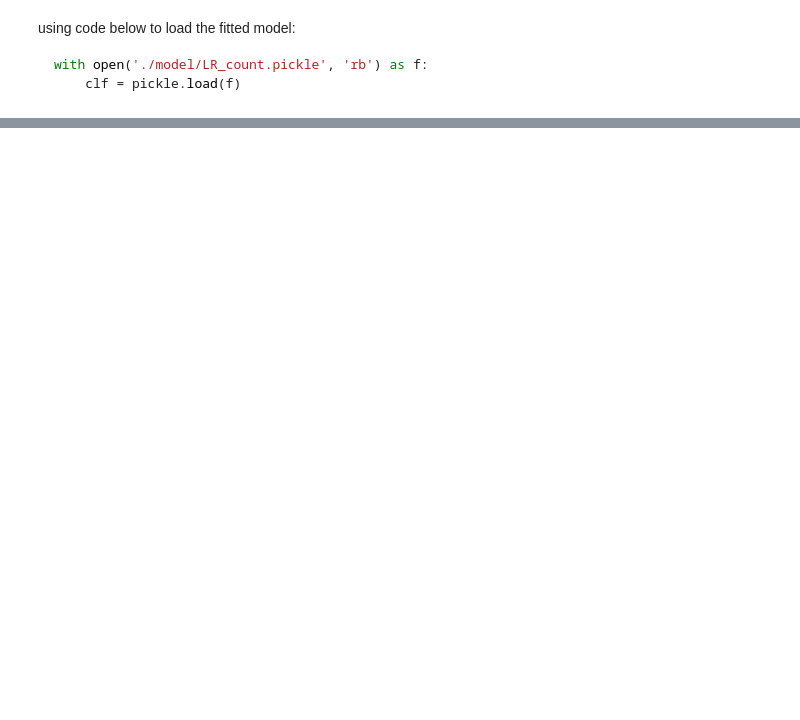
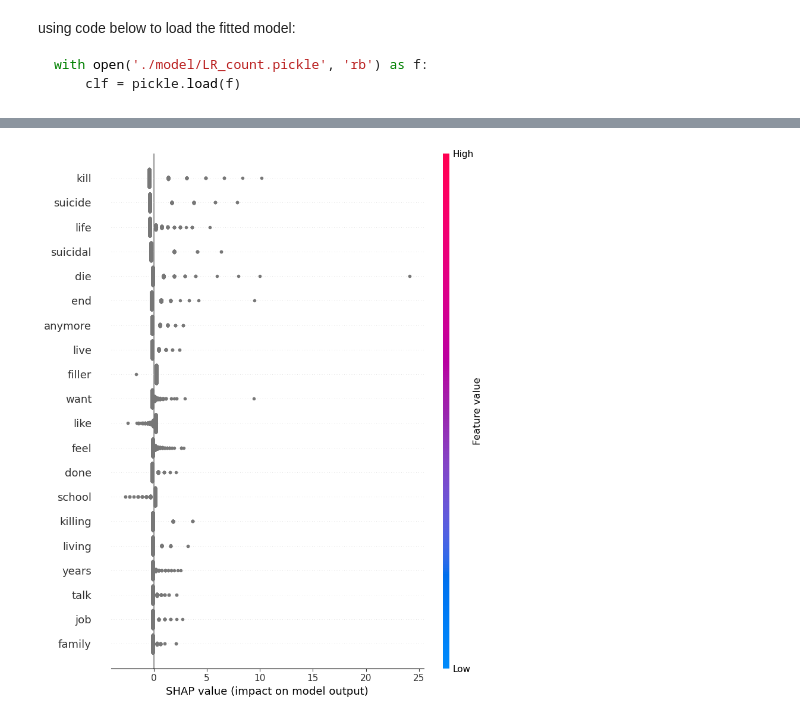
Before and after one commit to Sting-Scorpion/DataScience_Project, a Jupyter notebook: LR_CountVectorizer.ipynb, the cells around one changed output, grey strips where cells are left out. Cells and saved outputs as stored; diff of their text form; code cells hidden in the pictures; blank space fills up the shorter version.

```diff
--- a/LR_CountVectorizer.ipynb
+++ b/LR_CountVectorizer.ipynb
@@ -155,0 +226,19 @@ mei with weight 4.700628407770826
+# %%
+fps = []
+fns = []
+
+for i in range(len(Y)):
+    if y_pred[i] != Y[i]:
+        if y_pred[i] == 1:
+            fps.append(X[i])
+        else:
+            fns.append(X[i])
+# %%
+import shap
+
+explainer = shap.Explainer(clf, X_test)
+shap_values = explainer(vectorizer.transform(fps))
+# %%
+shap.summary_plot(shap_values, vectorizer.transform(fps), feature_names=vectorizer.get_feature_names_out())
+# %% [output]
+[figure, added]
```
Also changed, not shown: parts of 14 cells of this notebook.
